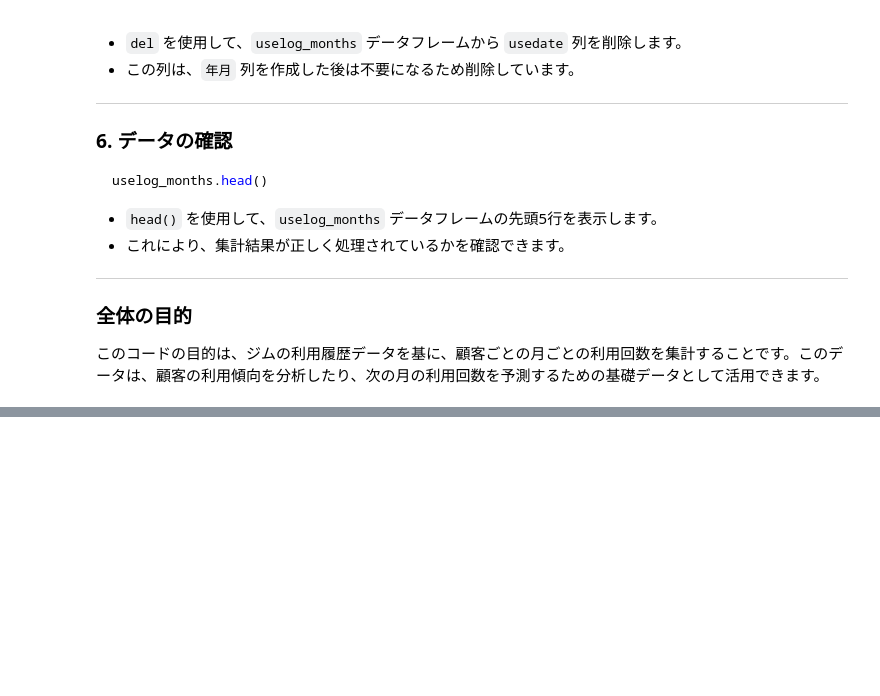
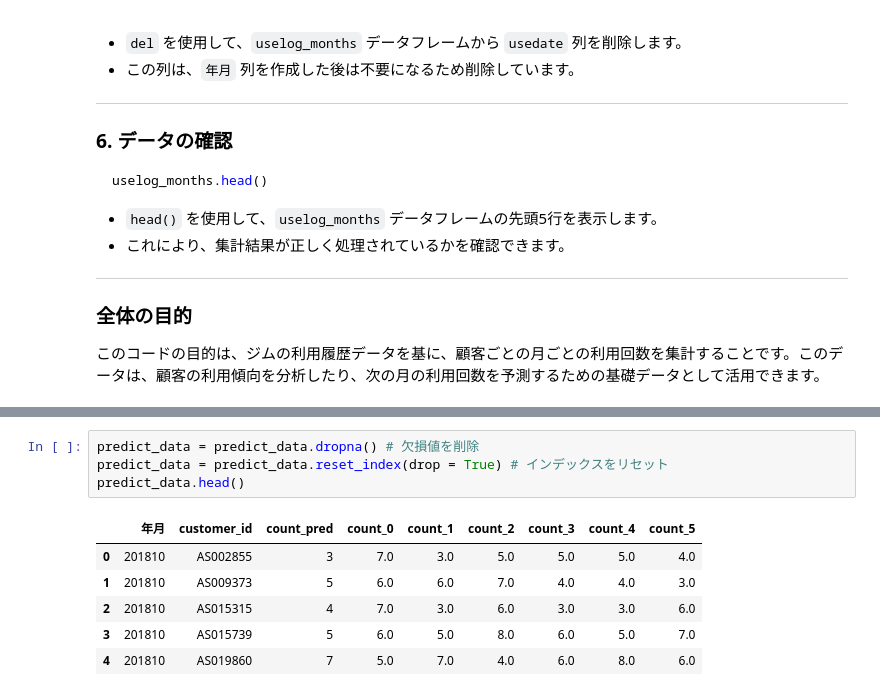
Before and after one commit to Snoge1130/python100knock_1_ch04, a Jupyter notebook: 31_40konck.ipynb, the cells around one changed output, grey strips where cells are left out. Drawn from its saved outputs; the diff is of its cells as text; blank space fills up the shorter version.

```diff
--- a/31_40konck.ipynb
+++ b/31_40konck.ipynb
@@ -558,0 +561,11 @@ predict_data.head()
+# %%
+predict_data = predict_data.dropna() # 欠損値を削除
+predict_data = predict_data.reset_index(drop = True) # インデックスをリセット
+predict_data.head()
+# %% [output]
+|  | 年月 | customer_id | count_pred | count_0 | count_1 | count_2 | count_3 | count_4 | count_5 |
+| 0 | 201810 | AS002855 | 3 | 7.0 | 3.0 | 5.0 | 5.0 | 5.0 | 4.0 |
+| 1 | 201810 | AS009373 | 5 | 6.0 | 6.0 | 7.0 | 4.0 | 4.0 | 3.0 |
+| 2 | 201810 | AS015315 | 4 | 7.0 | 3.0 | 6.0 | 3.0 | 3.0 | 6.0 |
+| 3 | 201810 | AS015739 | 5 | 6.0 | 5.0 | 8.0 | 6.0 | 5.0 | 7.0 |
+| 4 | 201810 | AS019860 | 7 | 5.0 | 7.0 | 4.0 | 6.0 | 8.0 | 6.0 |
```
Also changed, not shown: parts of 19 cells of this notebook, 1 other file.
